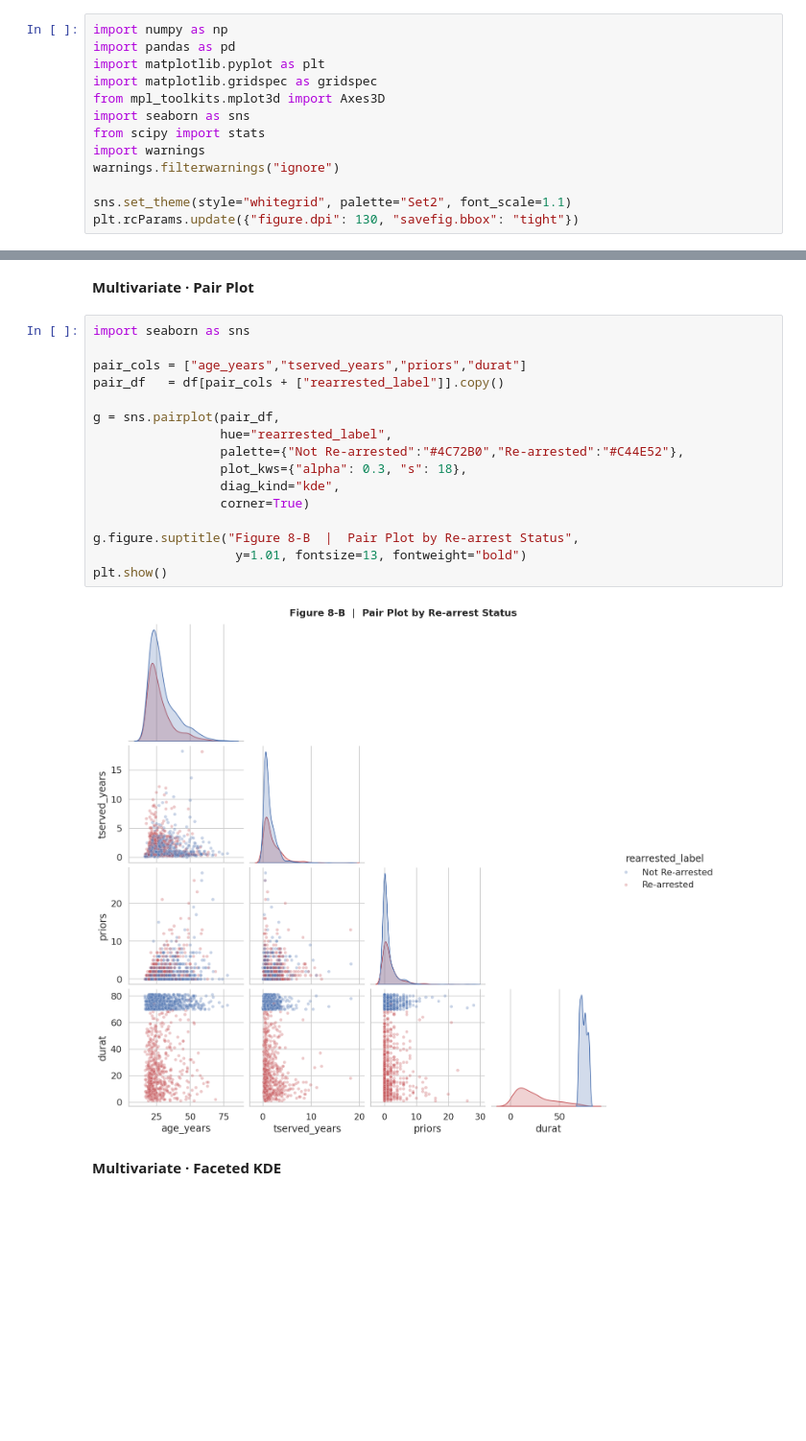
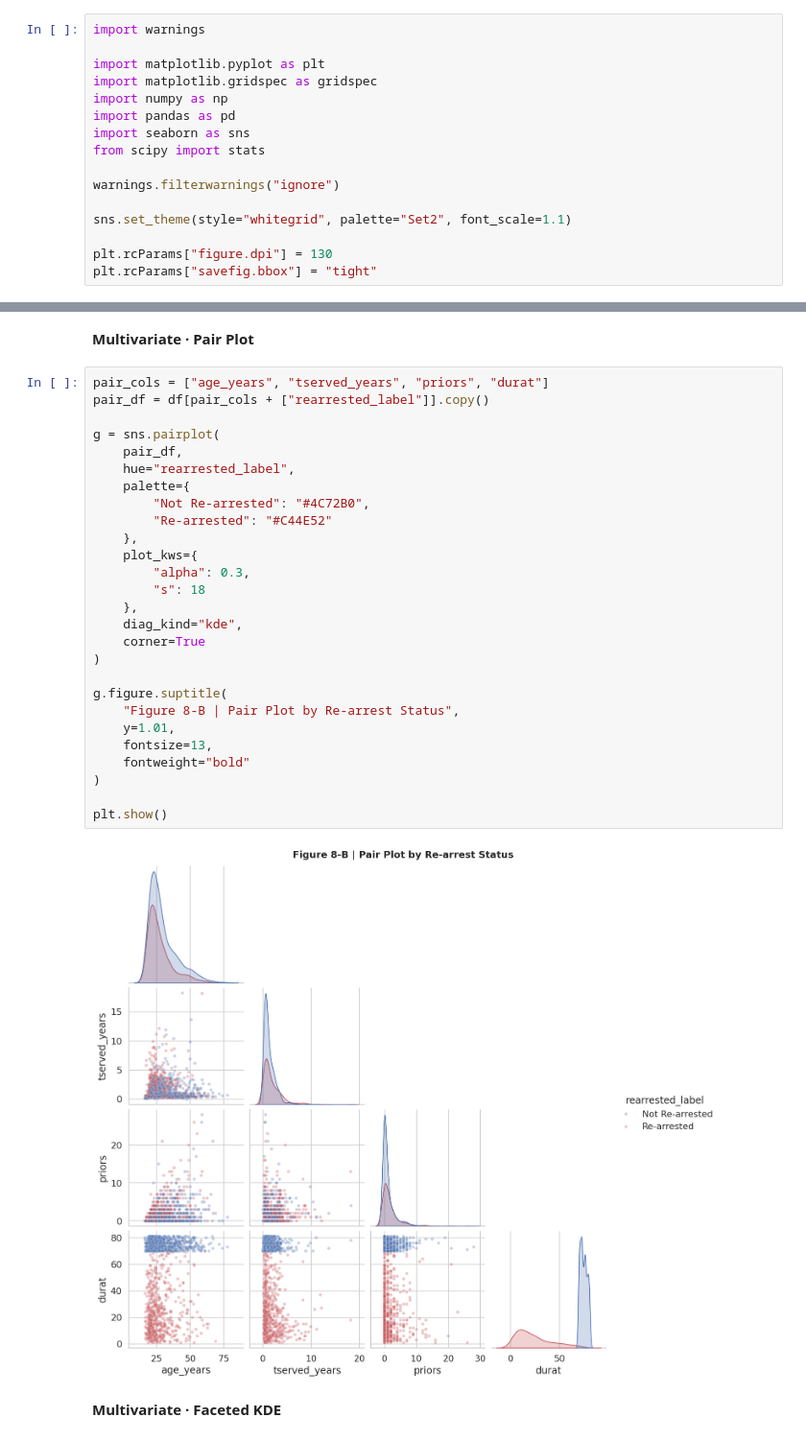
Before and after one commit to nethra0906/NethraKrishnan, a Jupyter notebook: EDA_Course_Project.ipynb, the cells around one changed output, grey strips where cells are left out. Shown at 96% size. Saved outputs shown, nothing was run; the diff lists cells and outputs as text; blank space fills up the shorter version.

```diff
--- a/EDA_Course_Project.ipynb
+++ b/EDA_Course_Project.ipynb
@@ -3,18 +3,21 @@
 # %% [markdown]
 **Install & load packages**
 # %%
+import warnings
+
+import matplotlib.pyplot as plt
+import matplotlib.gridspec as gridspec
 import numpy as np
 import pandas as pd
-import matplotlib.pyplot as plt
-import matplotlib.gridspec as gridspec
-from mpl_toolkits.mplot3d import Axes3D
 import seaborn as sns
 from scipy import stats
-import warnings
+
 warnings.filterwarnings("ignore")
 
 sns.set_theme(style="whitegrid", palette="Set2", font_scale=1.1)
-plt.rcParams.update({"figure.dpi": 130, "savefig.bbox": "tight"})
+
+plt.rcParams["figure.dpi"] = 130
+plt.rcParams["savefig.bbox"] = "tight"
 # %% [markdown]
 **Upload & Load Dataset**
 # %%
@@ -446,23 +677,34 @@ MULTIVARIATE ANALYSIS
 # %% [markdown]
 **Multivariate · Pair Plot**
 # %%
-import seaborn as sns
+pair_cols = ["age_years", "tserved_years", "priors", "durat"]
+pair_df = df[pair_cols + ["rearrested_label"]].copy()
 
-pair_cols = ["age_years","tserved_years","priors","durat"]
-pair_df   = df[pair_cols + ["rearrested_label"]].copy()
+g = sns.pairplot(
+    pair_df,
+    hue="rearrested_label",
+    palette={
+        "Not Re-arrested": "#4C72B0",
+        "Re-arrested": "#C44E52"
+    },
+    plot_kws={
+        "alpha": 0.3,
+        "s": 18
+    },
+    diag_kind="kde",
+    corner=True
+)
 
-g = sns.pairplot(pair_df,
-                 hue="rearrested_label",
-                 palette={"Not Re-arrested":"#4C72B0","Re-arrested":"#C44E52"},
-                 plot_kws={"alpha": 0.3, "s": 18},
-                 diag_kind="kde",
-                 corner=True)
+g.figure.suptitle(
+    "Figure 8-B | Pair Plot by Re-arrest Status",
+    y=1.01,
+    fontsize=13,
+    fontweight="bold"
+)
 
-g.figure.suptitle("Figure 8-B  |  Pair Plot by Re-arrest Status",
-                   y=1.01, fontsize=13, fontweight="bold")
 plt.show()
 # %% [output]
-[figure, old version]
+[figure, new version]
 # %% [markdown]
 **Multivariate · Faceted KDE**
 # %%
```
Also changed, not shown: parts of 18 cells of this notebook.
